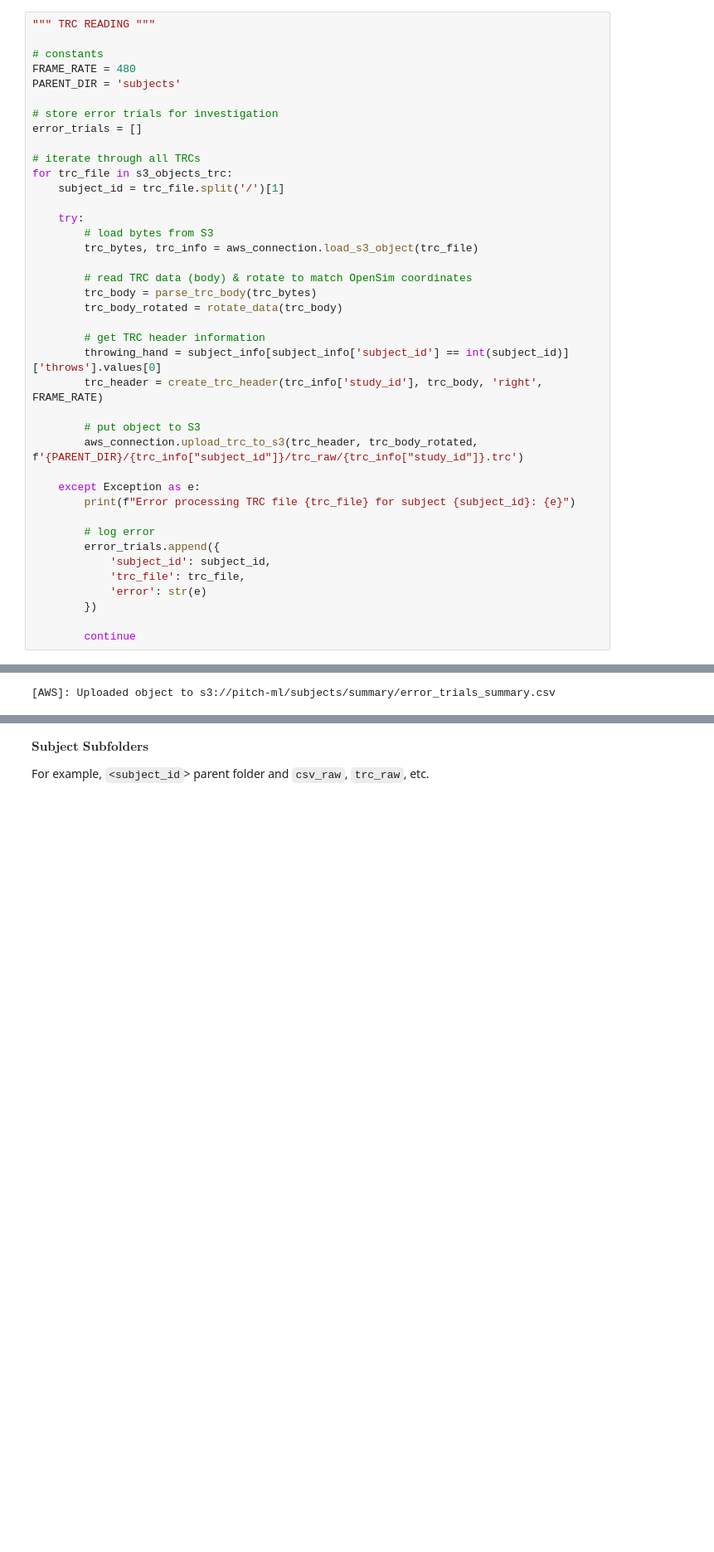
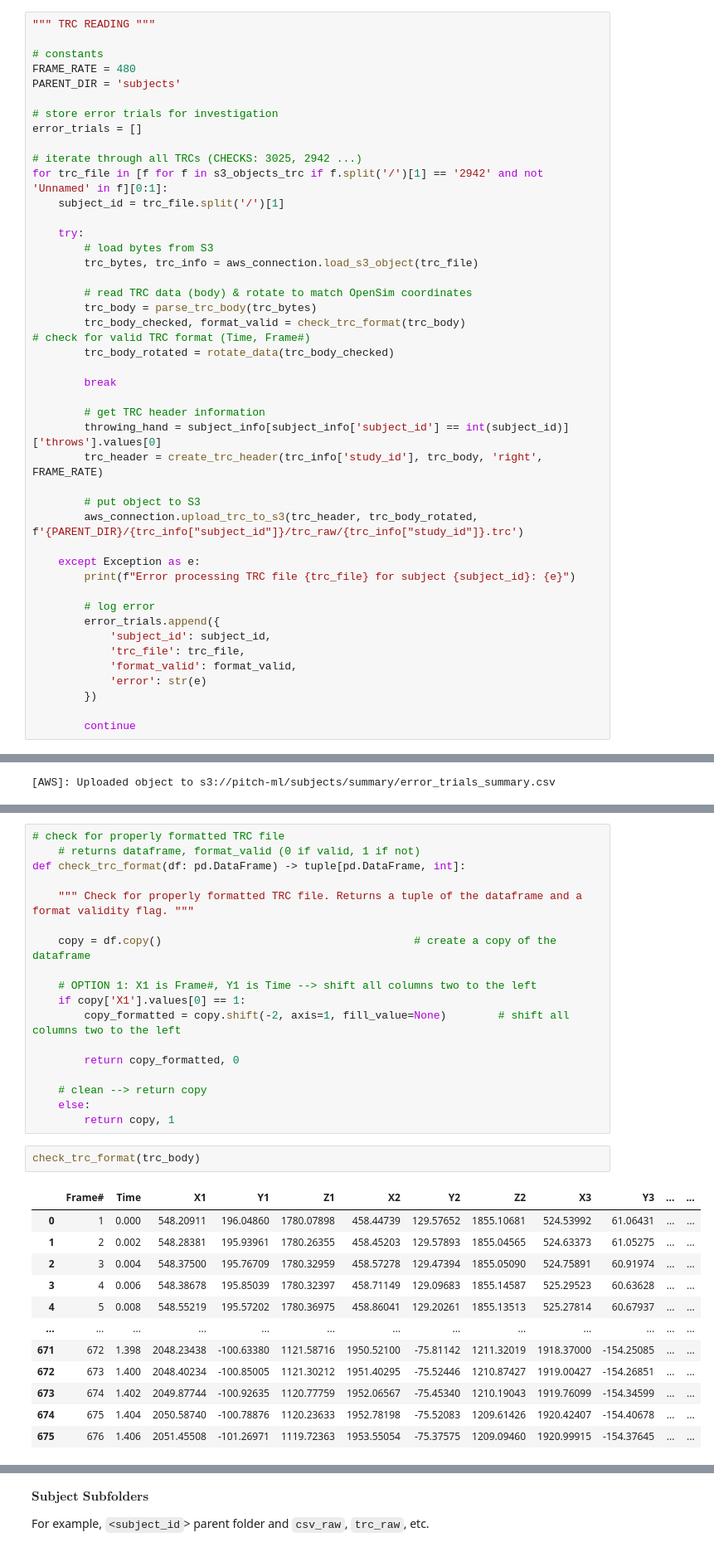
Before and after one commit to humanrithm/pitch-ml, a Jupyter notebook: dev/database/dev_s3_file_structure.ipynb, the cells around one changed output, grey strips where cells are left out. Shown at 83% size. Drawn from its saved outputs; the diff is of its cells as text; blank space fills up the shorter version.

Commit message:
updated `check_trc_format` function

```diff
--- a/dev/database/dev_s3_file_structure.ipynb
+++ b/dev/database/dev_s3_file_structure.ipynb
@@ -122,8 +155,8 @@ PARENT_DIR = 'subjects'
 # store error trials for investigation
 error_trials = []
 
-# iterate through all TRCs
-for trc_file in s3_objects_trc:
+# iterate through all TRCs (CHECKS: 3025, 2942 ...)
+for trc_file in [f for f in s3_objects_trc if f.split('/')[1] == '2942' and not 'Unnamed' in f][0:1]:
     subject_id = trc_file.split('/')[1]
 
     try:
@@ -132,7 +165,10 @@ for trc_file in s3_objects_trc:
 
         # read TRC data (body) & rotate to match OpenSim coordinates
         trc_body = parse_trc_body(trc_bytes)
-        trc_body_rotated = rotate_data(trc_body)
+        trc_body_checked, format_valid = check_trc_format(trc_body)                       # check for valid TRC format (Time, Frame#)
+        trc_body_rotated = rotate_data(trc_body_checked)
+
+        break
 
         # get TRC header information
         throwing_hand = subject_info[subject_info['subject_id'] == int(subject_id)]['throws'].values[0]
@@ -148,6 +184,7 @@ for trc_file in s3_objects_trc:
         error_trials.append({
             'subject_id': subject_id,
             'trc_file': trc_file,
+            'format_valid': format_valid,
             'error': str(e)
         })
 
@@ -182,0 +205,33 @@ aws_connection.upload_to_s3(
+# %%
+# check for properly formatted TRC file
+    # returns dataframe, format_valid (0 if valid, 1 if not)
+def check_trc_format(df: pd.DataFrame) -> tuple[pd.DataFrame, int]:
+
+    """ Check for properly formatted TRC file. Returns a tuple of the dataframe and a format validity flag. """
+
+    copy = df.copy()                                       # create a copy of the dataframe
+
+    # OPTION 1: X1 is Frame#, Y1 is Time --> shift all columns two to the left
+    if copy['X1'].values[0] == 1:
+        copy_formatted = copy.shift(-2, axis=1, fill_value=None)        # shift all columns two to the left
+
+        return copy_formatted, 0
+
+    # clean --> return copy
+    else:
+        return copy, 1
+# %%
+check_trc_format(trc_body)
+# %% [output]
+|  | Frame# | Time | X1 | Y1 | Z1 | X2 | Y2 | Z2 | X3 | Y3 | ... | ... |
+| 0 | 1 | 0.000 | 548.20911 | 196.04860 | 1780.07898 | 458.44739 | 129.57652 | 1855.10681 | 524.53992 | 61.06431 | ... | ... |
+| 1 | 2 | 0.002 | 548.28381 | 195.93961 | 1780.26355 | 458.45203 | 129.57893 | 1855.04565 | 524.63373 | 61.05275 | ... | ... |
+| 2 | 3 | 0.004 | 548.37500 | 195.76709 | 1780.32959 | 458.57278 | 129.47394 | 1855.05090 | 524.75891 | 60.91974 | ... | ... |
+| 3 | 4 | 0.006 | 548.38678 | 195.85039 | 1780.32397 | 458.71149 | 129.09683 | 1855.14587 | 525.29523 | 60.63628 | ... | ... |
+| 4 | 5 | 0.008 | 548.55219 | 195.57202 | 1780.36975 | 458.86041 | 129.20261 | 1855.13513 | 525.27814 | 60.67937 | ... | ... |
+| ... | ... | ... | ... | ... | ... | ... | ... | ... | ... | ... | ... | ... |
+| 671 | 672 | 1.398 | 2048.23438 | -100.63380 | 1121.58716 | 1950.52100 | -75.81142 | 1211.32019 | 1918.37000 | -154.25085 | ... | ... |
+| 672 | 673 | 1.400 | 2048.40234 | -100.85005 | 1121.30212 | 1951.40295 | -75.52446 | 1210.87427 | 1919.00427 | -154.26851 | ... | ... |
+| 673 | 674 | 1.402 | 2049.87744 | -100.92635 | 1120.77759 | 1952.06567 | -75.45340 | 1210.19043 | 1919.76099 | -154.34599 | ... | ... |
+| 674 | 675 | 1.404 | 2050.58740 | -100.78876 | 1120.23633 | 1952.78198 | -75.52083 | 1209.61426 | 1920.42407 | -154.40678 | ... | ... |
+| 675 | 676 | 1.406 | 2051.45508 | -101.26971 | 1119.72363 | 1953.55054 | -75.37575 | 1209.09460 | 1920.99915 | -154.37645 | ... | ... |
```
Also changed, not shown: parts of 6 cells of this notebook, 2 other files.
